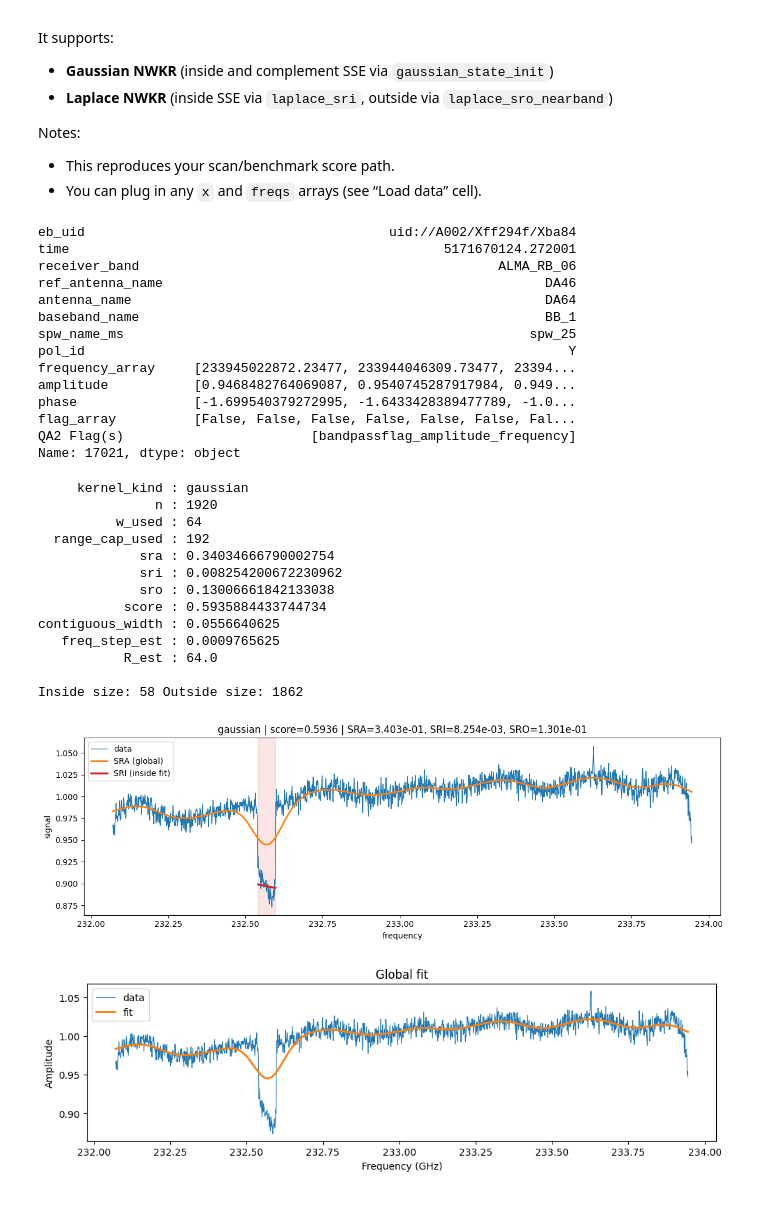
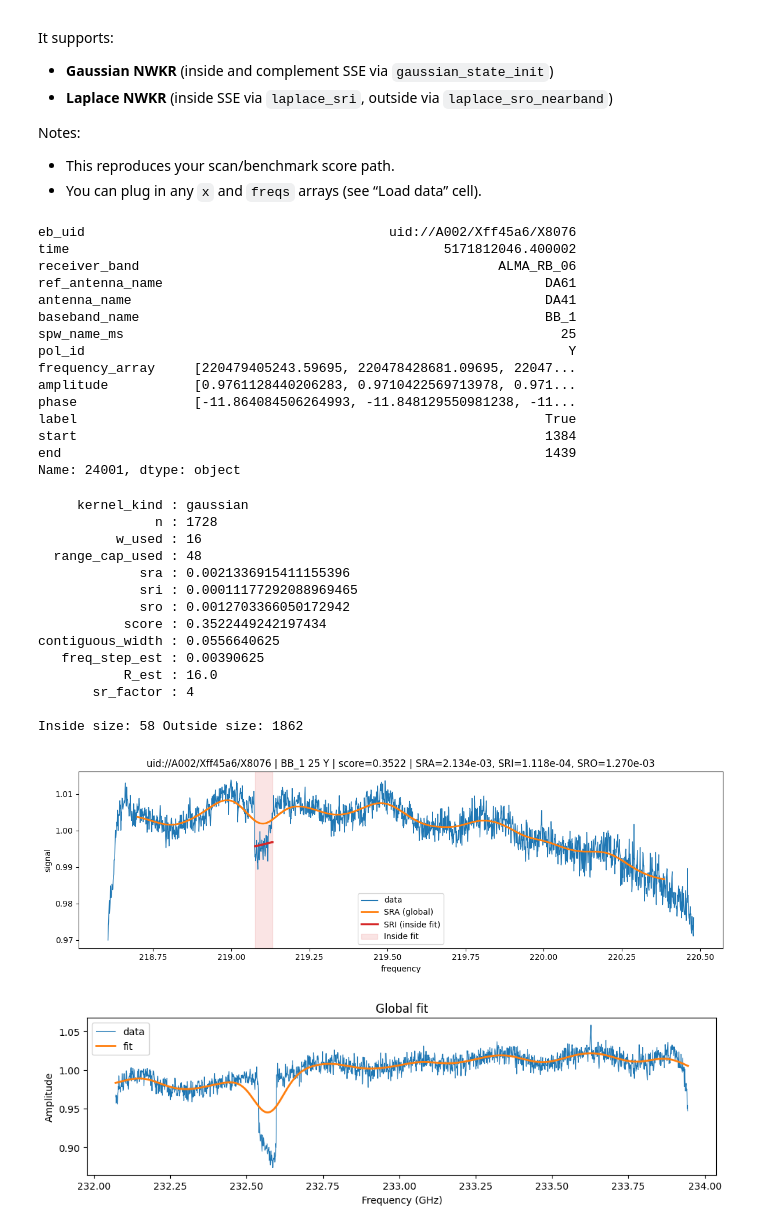
Before and after one commit to BeardyMan37/CosmicAI, a Jupyter notebook: calc_window_score.ipynb, the cells around one changed output. Cells and saved outputs as stored; diff of their text form; code cells hidden in the pictures.

```diff
--- a/calc_window_score.ipynb
+++ b/calc_window_score.ipynb
@@ -83,7 +83,7 @@ def window_physical_width(freqs: np.ndarray, inside: np.ndarray) -> float:
 # Load data
 # ------------------------
 
-data_path = "data/QA2_Bandpass_Data_Labeled_With_Flags.parquet"
+data_path = "dataset/labelled_dataset.parquet"
 df = pd.read_parquet(data_path)
 # %%
 def _to_np(x):
@@ -158,28 +158,29 @@ group = grouped_df.get_group(480)
 row = group.iloc[6252]
 # %%
 row = df[
-    (df["eb_uid"]        == "uid://A002/Xff294f/Xba84") &
-    (df["antenna_name"]  == "DA64") &
+    (df["eb_uid"]        == "uid://A002/Xff45a6/X8076") &
+    (df["antenna_name"]  == "DA41") &
     (df["pol_id"]        == "Y") &
     (df["baseband_name"] == "BB_1")
 ].iloc[0]
 # %%
 row
 # %% [output]
-eb_uid                                       uid://A002/Xff294f/Xba84
-time                                                5171670124.272001
+eb_uid                                       uid://A002/Xff45a6/X8076
+time                                                5171812046.400002
 receiver_band                                              ALMA_RB_06
-ref_antenna_name                                                 DA46
-antenna_name                                                     DA64
+ref_antenna_name                                                 DA61
+antenna_name                                                     DA41
 baseband_name                                                    BB_1
-spw_name_ms                                                    spw_25
+spw_name_ms                                                        25
 pol_id                                                              Y
-frequency_array     [233945022872.23477, 233944046309.73477, 23394...
-amplitude           [0.9468482764069087, 0.9540745287917984, 0.949...
-phase               [-1.699540379272995, -1.6433428389477789, -1.0...
-flag_array          [False, False, False, False, False, False, Fal...
-QA2 Flag(s)                        [bandpassflag_amplitude_frequency]
-Name: 17021, dtype: object
+frequency_array     [220479405243.59695, 220478428681.09695, 22047...
+amplitude           [0.9761128440206283, 0.9710422569713978, 0.971...
+phase               [-11.864084506264993, -11.848129550981238, -11...
+label                                                            True
+start                                                            1384
+end                                                              1439
+Name: 24001, dtype: object
 # %%
 x = row.amplitude.astype(np.float64)
 freq_array = row.frequency_array.astype(np.float64) / 1e9
@@ -357,22 +414,23 @@ out = compute_window_score(
     buffer=0,
 )
 
-for k in ["kernel_kind","n","w_used","range_cap_used","sra","sri","sro","score","contiguous_width","freq_step_est","R_est"]:
+for k in ["kernel_kind","n","w_used","range_cap_used","sra","sri","sro","score","contiguous_width","freq_step_est","R_est","sr_factor"]:
     print(f"{k:>16s} : {out[k]}")
 
 print("\nInside size:", out["inside_idxs"].size, "Outside size:", out["outside_idxs"].size)
 # %% [output]
      kernel_kind : gaussian
-               n : 1920
-          w_used : 64
-  range_cap_used : 192
-             sra : 0.34034666790002754
-             sri : 0.008254200672230962
-             sro : 0.13006661842133038
-           score : 0.5935884433744734
+               n : 1728
+          w_used : 16
+  range_cap_used : 48
+             sra : 0.0021336915411155396
+             sri : 0.00011177292088969465
+             sro : 0.0012703366050172942
+           score : 0.3522449242197434
 contiguous_width : 0.0556640625
-   freq_step_est : 0.0009765625
-           R_est : 64.0
+   freq_step_est : 0.00390625
+           R_est : 16.0
+       sr_factor : 4
 
 Inside size: 58 Outside size: 1862
 # %%
@@ -395,36 +453,36 @@ plt.plot(
     color="C3",
     linewidth=2.5,
     label="SRI (inside fit)",
 )
 
 # # Optional outside-only fit (SRO)
 # if out.get("pred_out") is not None:
 #     outside = out["outside_idxs"]
 #     plt.plot(
 #         y[outside],
 #         out["pred_out"][outside],
 #         color="C2",
 #         linewidth=1.5,
 #         linestyle="--",
 #         label="SRO (outside fit)",
 #     )
 
 # Shade inside window
 if inside.size:
     a, b = int(inside[0]), int(inside[-1])
-    plt.axvspan(freq_array[a], freq_array[b], color="C3", alpha=0.12)
+    plt.axvspan(freq_array[a], freq_array[b], color="C3", alpha=0.12, label="Inside fit")
 
 plt.title(
-    f"{out['kernel_kind']} | score={out['score']:.4f} | "
+    f"{row.eb_uid} | {row.baseband_name} {row.spw_name_ms} {row.pol_id} | score={out['score']:.4f} | "
     f"SRA={out['sra']:.3e}, SRI={out['sri']:.3e}, SRO={out['sro']:.3e}"
 )
 plt.xlabel("frequency")
 plt.ylabel("signal")
 plt.legend(loc="best")
 plt.tight_layout()
 plt.show()
 # %% [output]
-[figure, old version]
+[figure, new version]
 # %%
 import matplotlib.pyplot as plt
 import numpy as np
```
Also changed, not shown: parts of 1 cell of this notebook, 16 other files.
